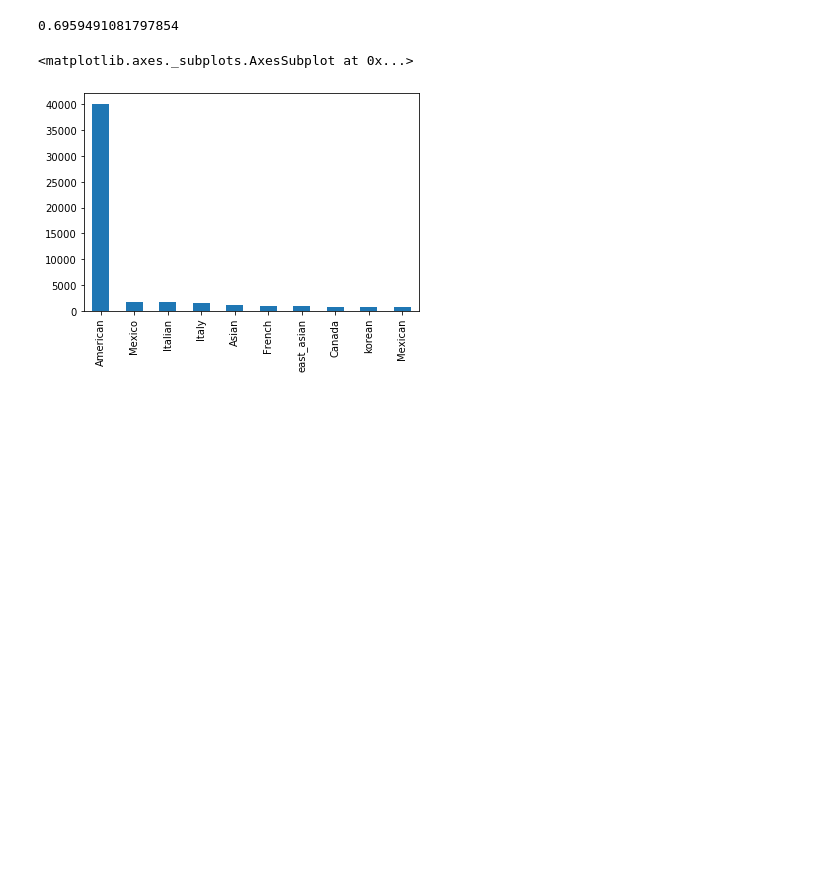
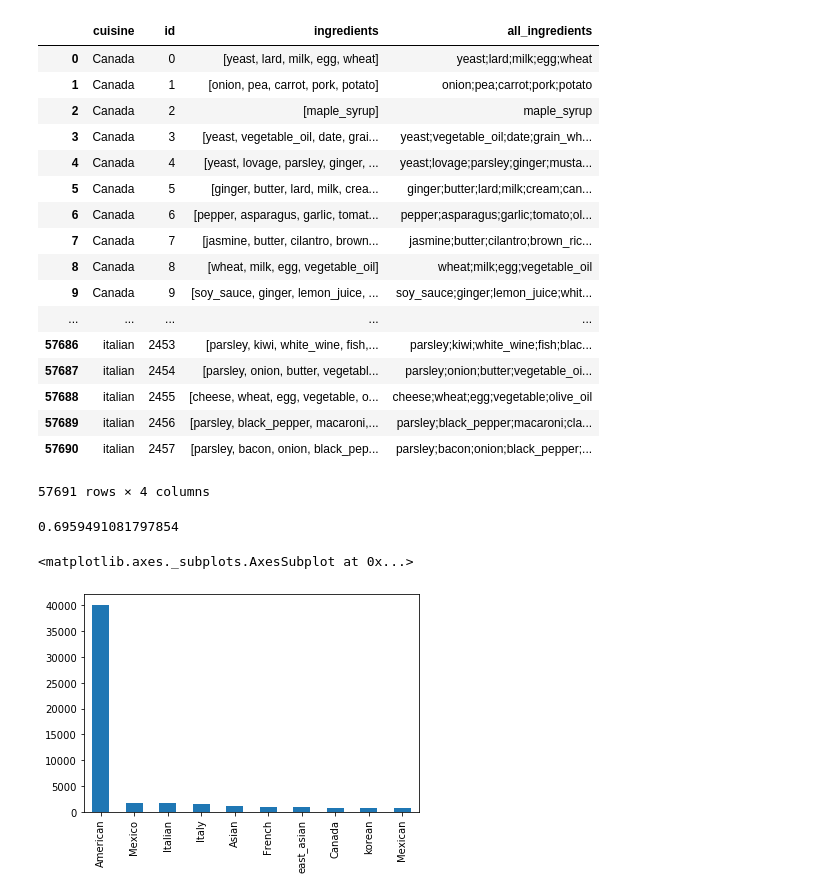
Before and after one commit to catherning/food_recipe_gen, a Jupyter notebook: cuisine_classification/scirep_preprocessing.ipynb, the cells around one changed output. Saved outputs shown, nothing was run; the diff lists cells and outputs as text; code cells hidden in the pictures; blank space fills up the shorter version.

```diff
--- a/cuisine_classification/scirep_preprocessing.ipynb
+++ b/cuisine_classification/scirep_preprocessing.ipynb
@@ -29,10 +29,31 @@ for file in FILES:
                     list_ingr.append(normalize_ingredient(ingr_raw).name)
                 except AttributeError:
                     continue
-            recipes.append({"cuisine":data[0],"id":i,"ingredients":list_ingr})
+            recipes.append({"cuisine":data[0],"id":i,"ingredients":list(set(list_ingr))})
 
 df_train = pd.DataFrame(recipes)
 df_train['all_ingredients'] = df_train['ingredients'].map(";".join)
+# %%
+df_train
+# %% [output]
+|  | cuisine | id | ingredients | all_ingredients |
+| 0 | Canada | 0 | [yeast, lard, milk, egg, wheat] | yeast;lard;milk;egg;wheat |
+| 1 | Canada | 1 | [onion, pea, carrot, pork, potato] | onion;pea;carrot;pork;potato |
+| 2 | Canada | 2 | [maple_syrup] | maple_syrup |
+| 3 | Canada | 3 | [yeast, vegetable_oil, date, grai... | yeast;vegetable_oil;date;grain_wh... |
+| 4 | Canada | 4 | [yeast, lovage, parsley, ginger, ... | yeast;lovage;parsley;ginger;musta... |
+| 5 | Canada | 5 | [ginger, butter, lard, milk, crea... | ginger;butter;lard;milk;cream;can... |
+| 6 | Canada | 6 | [pepper, asparagus, garlic, tomat... | pepper;asparagus;garlic;tomato;ol... |
+| 7 | Canada | 7 | [jasmine, butter, cilantro, brown... | jasmine;butter;cilantro;brown_ric... |
+| 8 | Canada | 8 | [wheat, milk, egg, vegetable_oil] | wheat;milk;egg;vegetable_oil |
+| 9 | Canada | 9 | [soy_sauce, ginger, lemon_juice, ... | soy_sauce;ginger;lemon_juice;whit... |
+| ... | ... | ... | ... | ... |
+| 57686 | italian | 2453 | [parsley, kiwi, white_wine, fish,... | parsley;kiwi;white_wine;fish;blac... |
+| 57687 | italian | 2454 | [parsley, onion, butter, vegetabl... | parsley;onion;butter;vegetable_oi... |
+| 57688 | italian | 2455 | [cheese, wheat, egg, vegetable, o... | cheese;wheat;egg;vegetable;olive_oil |
+| 57689 | italian | 2456 | [parsley, black_pepper, macaroni,... | parsley;black_pepper;macaroni;cla... |
+| 57690 | italian | 2457 | [parsley, bacon, onion, black_pep... | parsley;bacon;onion;black_pepper;... |
+57691 rows × 4 columns
 # %%
 df_train['cuisine'].value_counts()
 40150/57691
```
Also changed, not shown: 3 other files.
